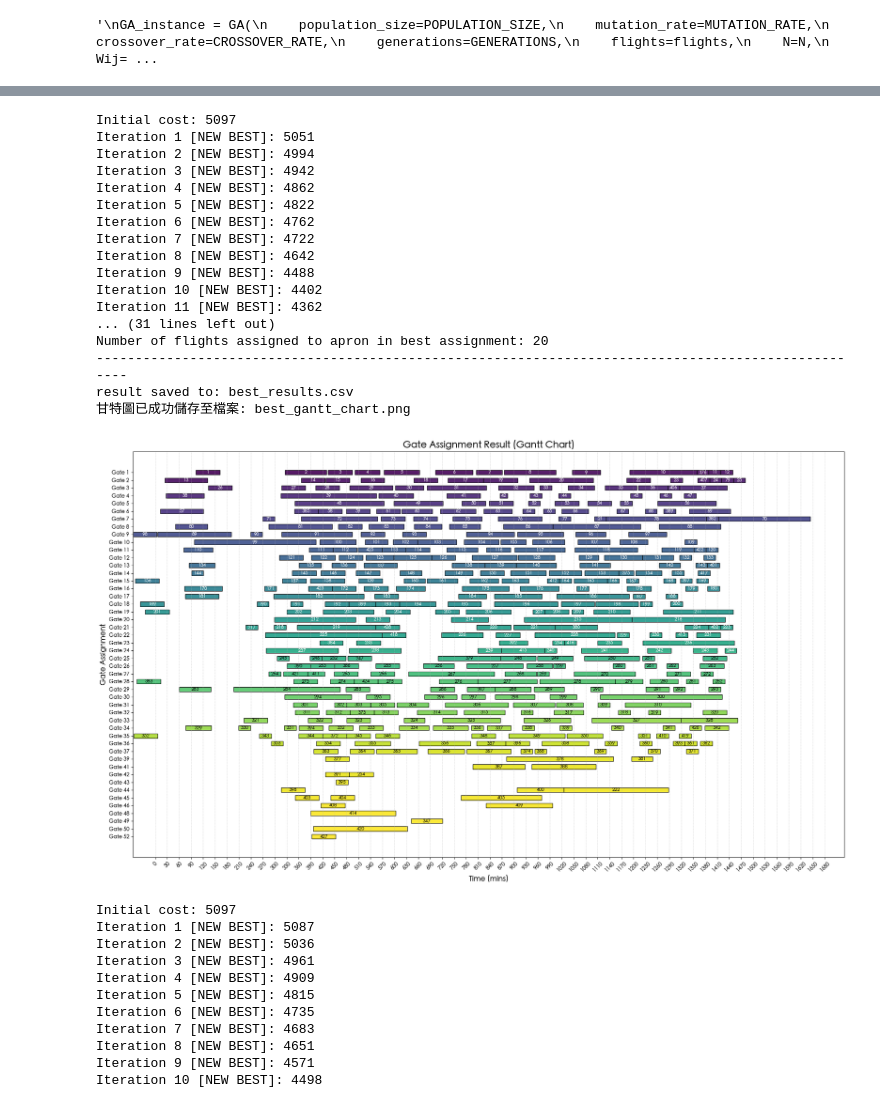
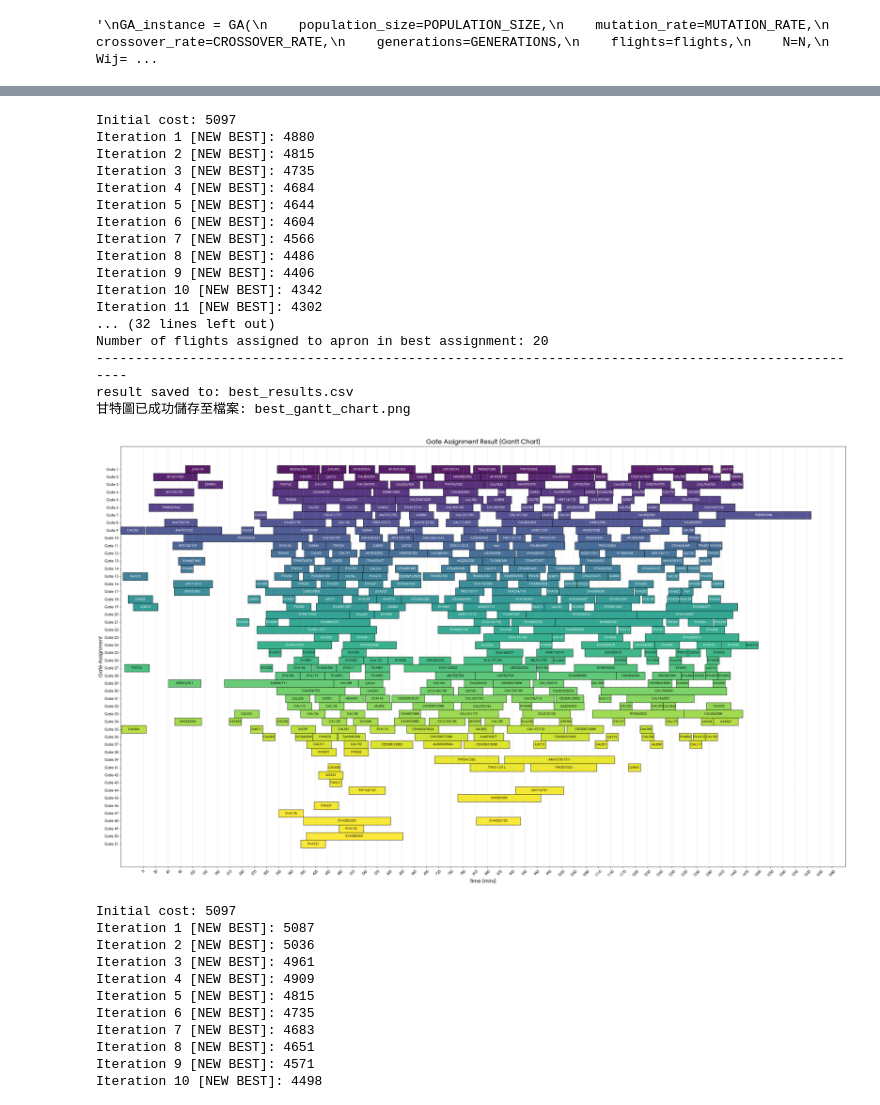
Before and after one commit to Kindknees/GAP_TPE, a Jupyter notebook: 考量營運限制之模型/Heuristic/heuristic.ipynb, the cells around one changed output, grey strips where cells are left out. Saved outputs shown, nothing was run; the diff lists cells and outputs as text; code cells hidden in the pictures.

Commit message:
let gantt chart shows flight number instead of flight index

```diff
--- a/考量營運限制之模型/Heuristic/heuristic.ipynb
+++ b/考量營運限制之模型/Heuristic/heuristic.ipynb
@@ -434,6 +440,7 @@ def generate_result_csv(assignments: dict, filename: str = 'results.csv'):
             '更新後抵達時間': flight.U_i,
             '作業開始時間': round(start_service_time, 2),
             '作業結束時間': round(end_service_time, 2),
+            '班號': flight.number
             # '更換登機門成本': round(z[i].X, 2)
             }
             result_list.append(result_row)
@@ -472,7 +479,7 @@ def draw_gantt(csv_file='results.csv', output_file='gantt_chart.png'):
 
         plt.rcParams['axes.unicode_minus'] = False
 
-        fig, ax = plt.subplots(figsize=(20, 12))
+        fig, ax = plt.subplots(figsize=(30, 18))
 
         gate_numbers = sorted(df['gate_numeric'].unique())
         gate_to_y_pos = {gate: i for i, gate in enumerate(gate_numbers)}
@@ -509,7 +516,7 @@ def draw_gantt(csv_file='results.csv', output_file='gantt_chart.png'):
                 y,
                 duration,
                 left=start,
-                height=0.6,
+                height=1,
                 align='center',
                 color=bar_color,
                 edgecolor='black',
@@ -519,7 +526,7 @@ def draw_gantt(csv_file='results.csv', output_file='gantt_chart.png'):
             ax.text(
                 start + duration / 2,
                 y,
-                str(task['航班ID']),
+                str(task['班號']),
                 ha='center',
                 va='center',
                 color=text_color,
@@ -574,11 +581,12 @@ for idx, row in df.iterrows():
         U_i=row['U_i'],
         Y=Y,
         size=size,
-        B=row['B']
+        B=row['B'],
+        number=row["flight_number"]
     ))
 
 # process Gij: allowed gates j for each flight i
-df = pd.read_csv("Gij.csv")
+df = pd.read_csv("./data/Gij.csv")
 for idx, row in df.iterrows():
     G_list = [0]  # gate 0 represents apron
     for i in range(1, 38):
@@ -587,7 +595,7 @@ for idx, row in df.iterrows():
     flights[idx].G = G_list
 
 # process Nij: =1 if gate j is neighboring gate i
-df = pd.read_csv("Nij.csv")
+df = pd.read_csv("./data/Nij.csv")
 N = []
 for idx, row in df.iterrows():
     N.append([])
@@ -596,7 +604,7 @@ for idx, row in df.iterrows():
             N[-1].append(i)
 
 # process Wij: penalty cost matrix for assigning flight from gate i to gate j
-Wij = pd.read_csv("Wij.csv", index_col=0)
+Wij = pd.read_csv("./data/Wij.csv", index_col=0)
 
 # use GA to optimize，但好像還沒寫好？圖有點怪怪的
 """
@@ -622,7 +630,7 @@ TS_instance = TabuSearch(
     N=N,
     Wij=Wij,
     tabu_size=10,
-    iterations=300
+    iterations=100
 )
 
 # calculate initial cost
@@ -645,37 +653,37 @@ result saved to: initial_results.csv
 # %%
 # start optimization
 TS_instance.optimize()
 
 # print best cost
 print("Best cost (total delay) (Tabu Search):", TS_instance.best_cost)
 
 # count flights assigned to apron in the best assignment
 apron_count_best = 0
 for gate_idx, assigned_flights in TS_instance.best_assignment.items():
     if gate_idx > 37:  # 停機坪的 gate 編號從 38 開始
         apron_count_best += len(assigned_flights)
 
 print(f"Number of flights assigned to apron in best assignment: {apron_count_best}")
 
 generate_result_csv(TS_instance.best_assignment, 'best_results.csv')
-draw_gantt('best_results.csv', 'best_gantt_chart.png')
+draw_gantt('tabu_results.csv', 'tabu_gantt_chart.png')
 # %% [output]
 Initial cost: 5097
-Iteration 1 [NEW BEST]: 5051
-Iteration 2 [NEW BEST]: 4994
-Iteration 3 [NEW BEST]: 4942
-Iteration 4 [NEW BEST]: 4862
-Iteration 5 [NEW BEST]: 4822
-Iteration 6 [NEW BEST]: 4762
-Iteration 7 [NEW BEST]: 4722
-Iteration 8 [NEW BEST]: 4642
-Iteration 9 [NEW BEST]: 4488
-Iteration 10 [NEW BEST]: 4402
-Iteration 11 [NEW BEST]: 4362
-... (31 lines left out)
+Iteration 1 [NEW BEST]: 4880
+Iteration 2 [NEW BEST]: 4815
+Iteration 3 [NEW BEST]: 4735
+Iteration 4 [NEW BEST]: 4684
+Iteration 5 [NEW BEST]: 4644
+Iteration 6 [NEW BEST]: 4604
+Iteration 7 [NEW BEST]: 4566
+Iteration 8 [NEW BEST]: 4486
+Iteration 9 [NEW BEST]: 4406
+Iteration 10 [NEW BEST]: 4342
+Iteration 11 [NEW BEST]: 4302
+... (32 lines left out)
 Number of flights assigned to apron in best assignment: 20
 ----------------------------------------------------------------------------------------------------
 result saved to: best_results.csv
 甘特圖已成功儲存至檔案: best_gantt_chart.png
-[figure, old version]
+[figure, new version]
 # %%
```
Also changed, not shown: parts of 5 cells of this notebook, 13 other files.
